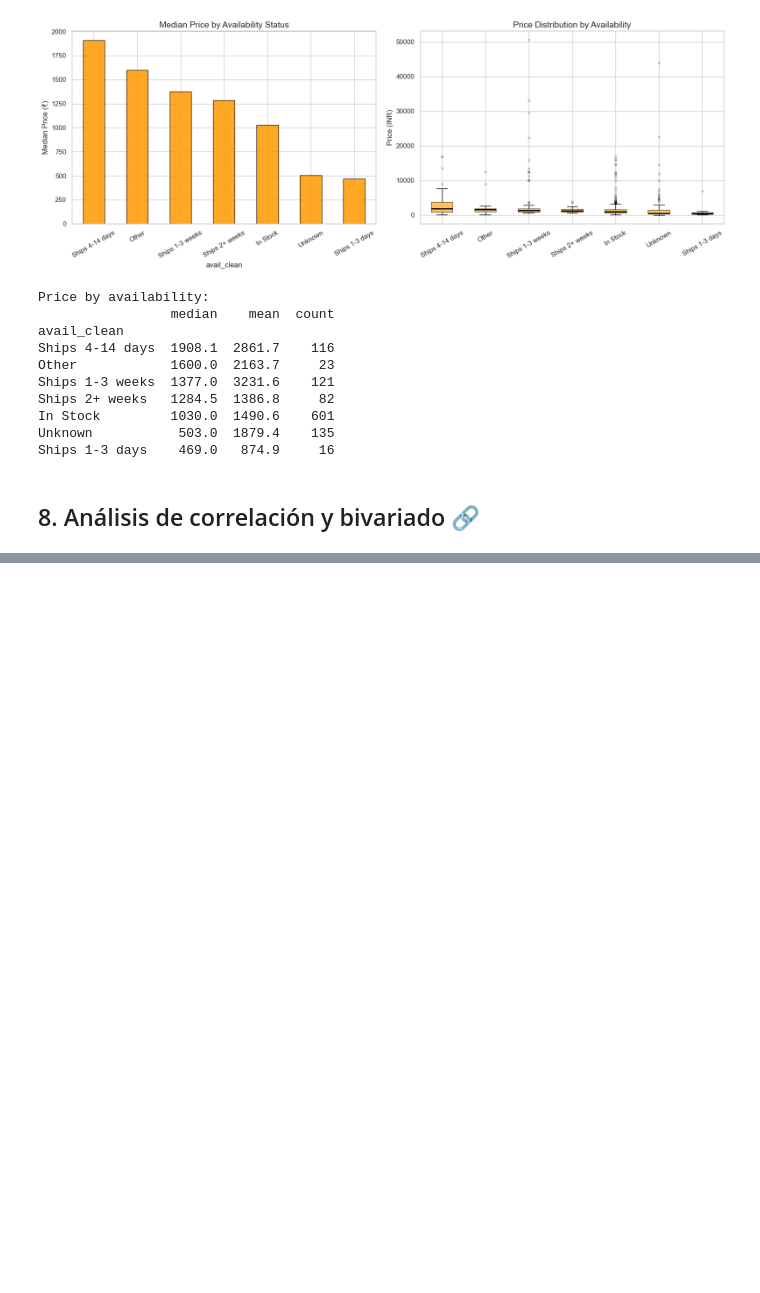
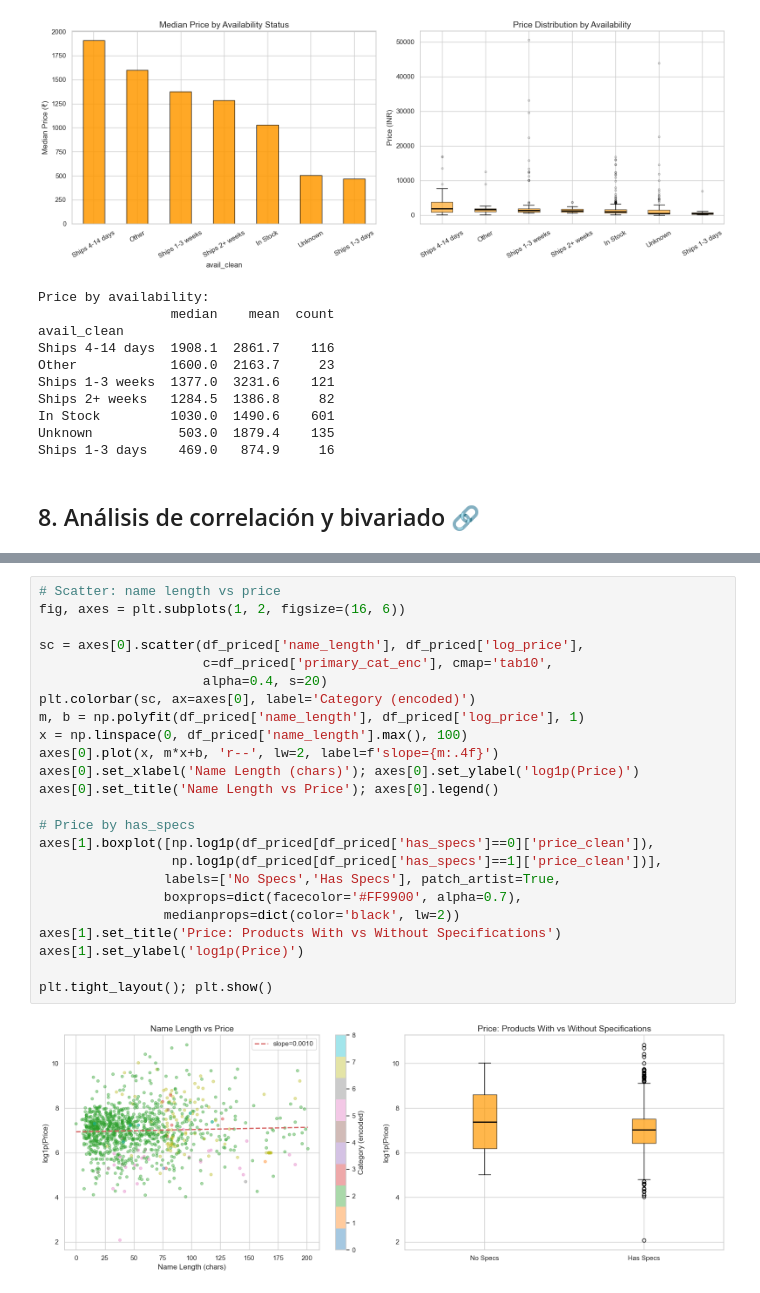
Before and after one commit to Miche1512/9AIEVND-ADND-Practicas-230091, a Jupyter notebook: Practica04/Practica04-230091.ipynb, the cells around one changed output, grey strips where cells are left out. Cells and saved outputs as stored; diff of their text form; blank space fills up the shorter version.

```diff
--- a/Practica04/Practica04-230091.ipynb
+++ b/Practica04/Practica04-230091.ipynb
@@ -633,0 +690,26 @@ Ships 1-3 days    469.0   874.9     16
+# %%
+# Scatter: name length vs price
+fig, axes = plt.subplots(1, 2, figsize=(16, 6))
+
+sc = axes[0].scatter(df_priced['name_length'], df_priced['log_price'],
+                     c=df_priced['primary_cat_enc'], cmap='tab10',
+                     alpha=0.4, s=20)
+plt.colorbar(sc, ax=axes[0], label='Category (encoded)')
+m, b = np.polyfit(df_priced['name_length'], df_priced['log_price'], 1)
+x = np.linspace(0, df_priced['name_length'].max(), 100)
+axes[0].plot(x, m*x+b, 'r--', lw=2, label=f'slope={m:.4f}')
+axes[0].set_xlabel('Name Length (chars)'); axes[0].set_ylabel('log1p(Price)')
+axes[0].set_title('Name Length vs Price'); axes[0].legend()
+
+# Price by has_specs
+axes[1].boxplot([np.log1p(df_priced[df_priced['has_specs']==0]['price_clean']),
+                 np.log1p(df_priced[df_priced['has_specs']==1]['price_clean'])],
+                labels=['No Specs','Has Specs'], patch_artist=True,
+                boxprops=dict(facecolor='#FF9900', alpha=0.7),
+                medianprops=dict(color='black', lw=2))
+axes[1].set_title('Price: Products With vs Without Specifications')
+axes[1].set_ylabel('log1p(Price)')
+
+plt.tight_layout(); plt.show()
+# %% [output]
+[figure, added]
```
Also changed, not shown: parts of 3 cells of this notebook.
